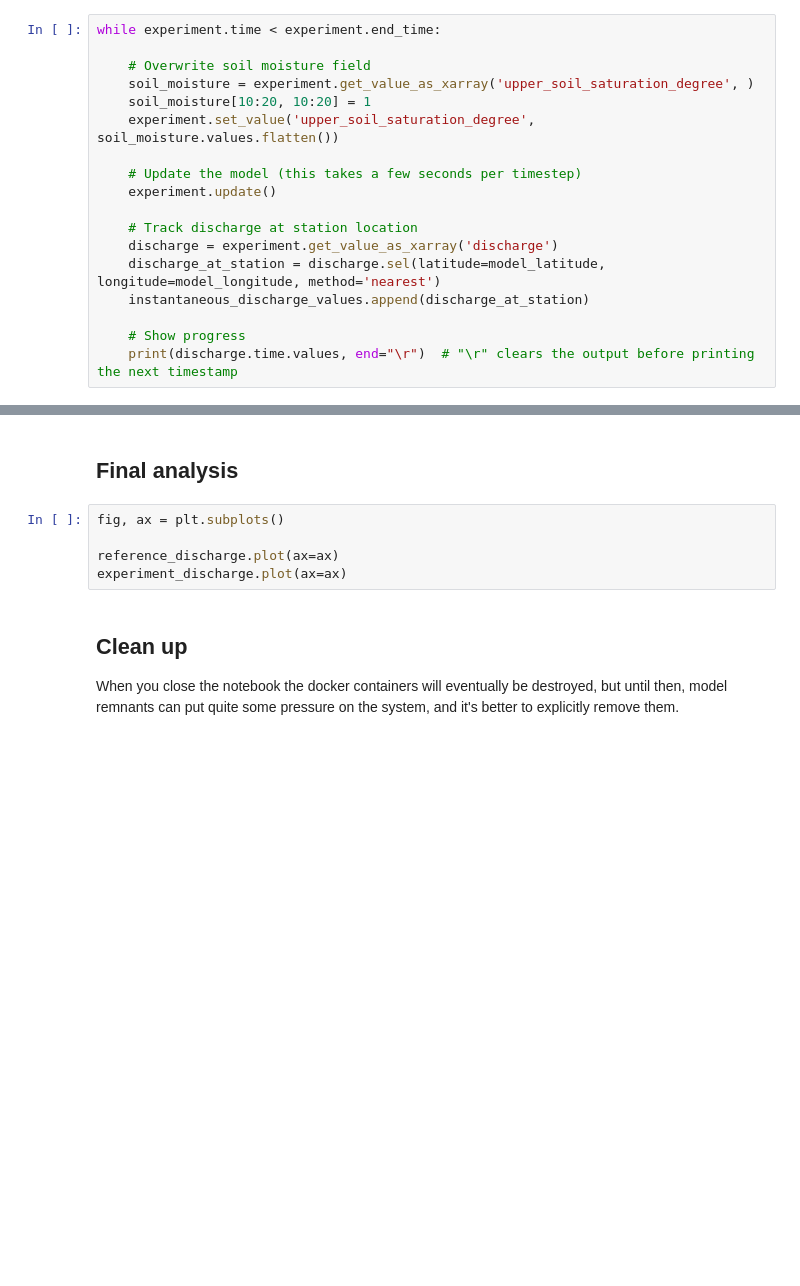
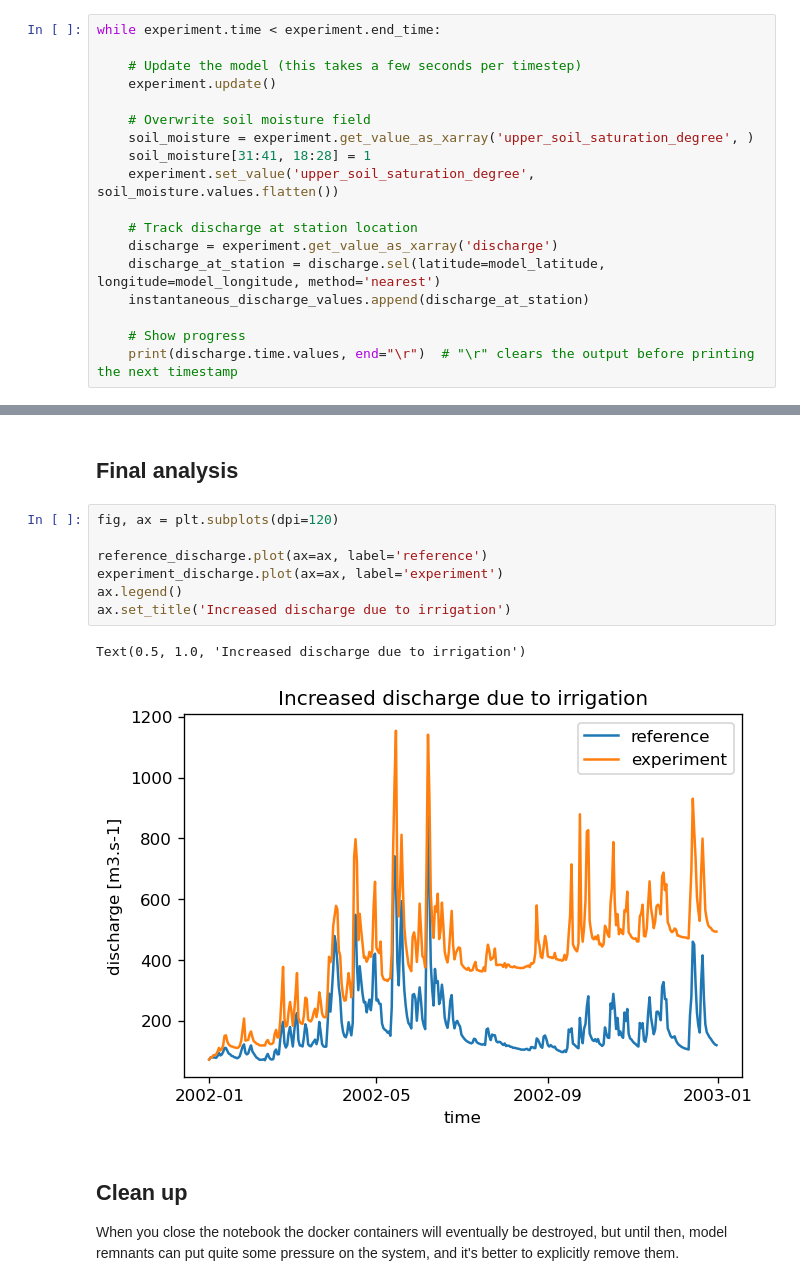
Before and after one commit to eWaterCycle/ewatercycle, a Jupyter notebook: examples/Irrigation.ipynb, the cells around one changed output, grey strips where cells are left out. Cells and saved outputs as stored; diff of their text form; blank space fills up the shorter version.

Commit message:
Complete second experiment, add fluxnet refactor bonus

```diff
--- a/examples/Irrigation.ipynb
+++ b/examples/Irrigation.ipynb
@@ -165,13 +170,13 @@ instantaneous_discharge_values = []
 # %%
 while experiment.time < experiment.end_time:
 
+    # Update the model (this takes a few seconds per timestep)
+    experiment.update()
+
     # Overwrite soil moisture field
     soil_moisture = experiment.get_value_as_xarray('upper_soil_saturation_degree', )
-    soil_moisture[10:20, 10:20] = 1
+    soil_moisture[31:41, 18:28] = 1
     experiment.set_value('upper_soil_saturation_degree', soil_moisture.values.flatten())
-
-    # Update the model (this takes a few seconds per timestep)
-    experiment.update()
 
     # Track discharge at station location
     discharge = experiment.get_value_as_xarray('discharge')
@@ -185,10 +192,15 @@ experiment_discharge = xr.concat(instantaneous_discharge_values, dim='time')
 # %% [markdown]
 ## Final analysis
 # %%
-fig, ax = plt.subplots()
+fig, ax = plt.subplots(dpi=120)
 
-reference_discharge.plot(ax=ax)
-experiment_discharge.plot(ax=ax)
+reference_discharge.plot(ax=ax, label='reference')
+experiment_discharge.plot(ax=ax, label='experiment')
+ax.legend()
+ax.set_title('Increased discharge due to irrigation')
+# %% [output]
+Text(0.5, 1.0, 'Increased discharge due to irrigation')
+[figure, added]
 # %% [markdown]
 ## Clean up
 
```
Also changed, not shown: parts of 9 cells of this notebook.
